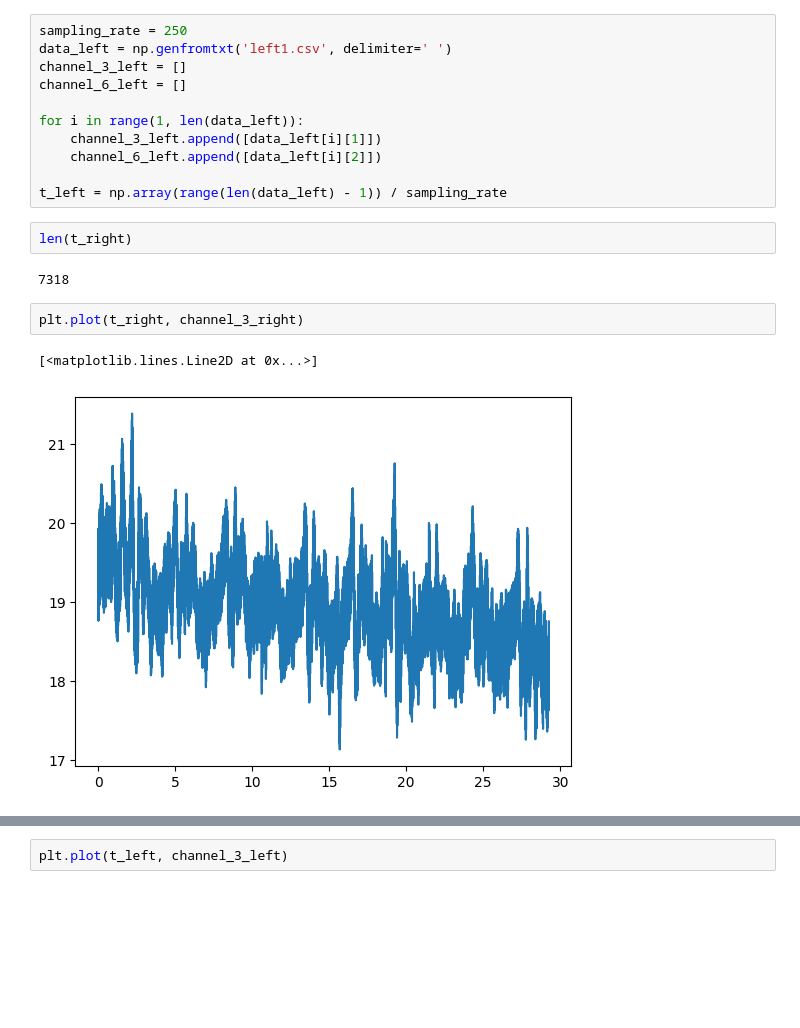
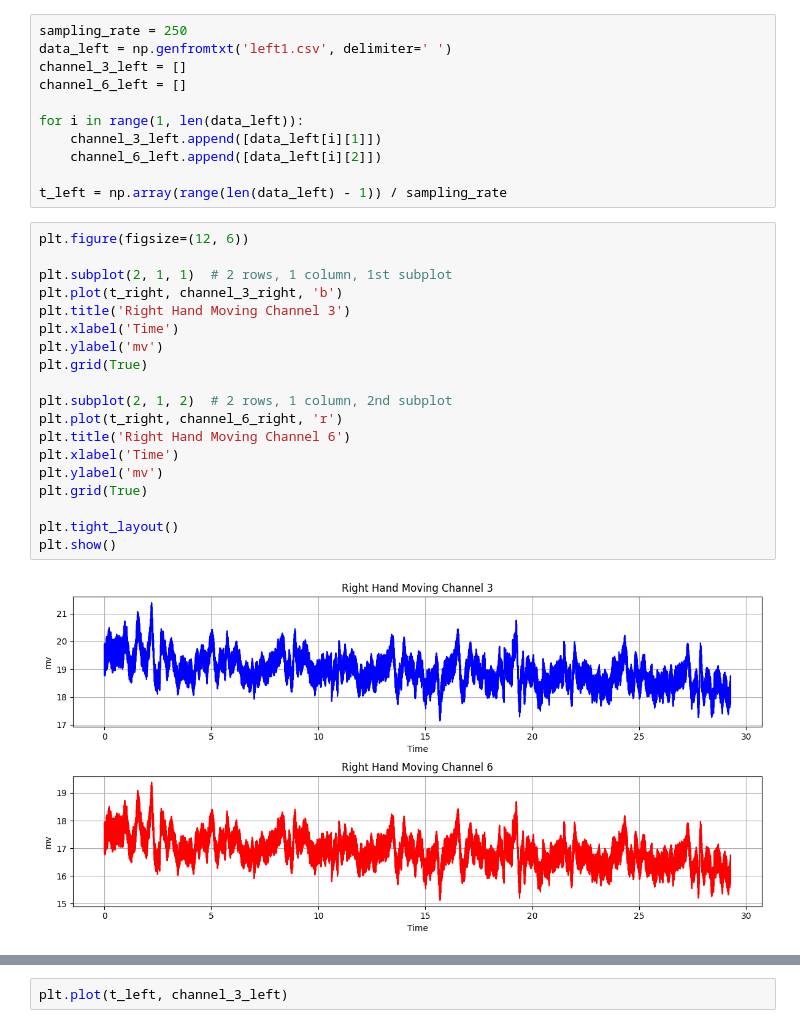
Before and after one commit to max-raney/adaptive_eeg, a Jupyter notebook: new.ipynb, the cells around one changed output, grey strips where cells are left out. Saved outputs shown, nothing was run; the diff lists cells and outputs as text; blank space fills up the shorter version.

```diff
--- a/new.ipynb
+++ b/new.ipynb
@@ -25,12 +28,24 @@ for i in range(1, len(data_left)):
     channel_6_left.append([data_left[i][2]])
 
 t_left = np.array(range(len(data_left) - 1)) / sampling_rate
-# %%
-len(t_right)
-# %% [output]
-7318
-# %%
-plt.plot(t_right, channel_3_right)
-# %% [output]
-[<matplotlib.lines.Line2D at 0x...>]
-[figure, removed]
+# %%
+plt.figure(figsize=(12, 6))
+
+plt.subplot(2, 1, 1)  # 2 rows, 1 column, 1st subplot
+plt.plot(t_right, channel_3_right, 'b')
+plt.title('Right Hand Moving Channel 3')
+plt.xlabel('Time')
+plt.ylabel('mv')
+plt.grid(True)
+
+plt.subplot(2, 1, 2)  # 2 rows, 1 column, 2nd subplot
+plt.plot(t_right, channel_6_right, 'r')
+plt.title('Right Hand Moving Channel 6')
+plt.xlabel('Time')
+plt.ylabel('mv')
+plt.grid(True)
+
+plt.tight_layout()
+plt.show()
+# %% [output]
+[figure, added]
```
Also changed, not shown: parts of 7 cells of this notebook.
